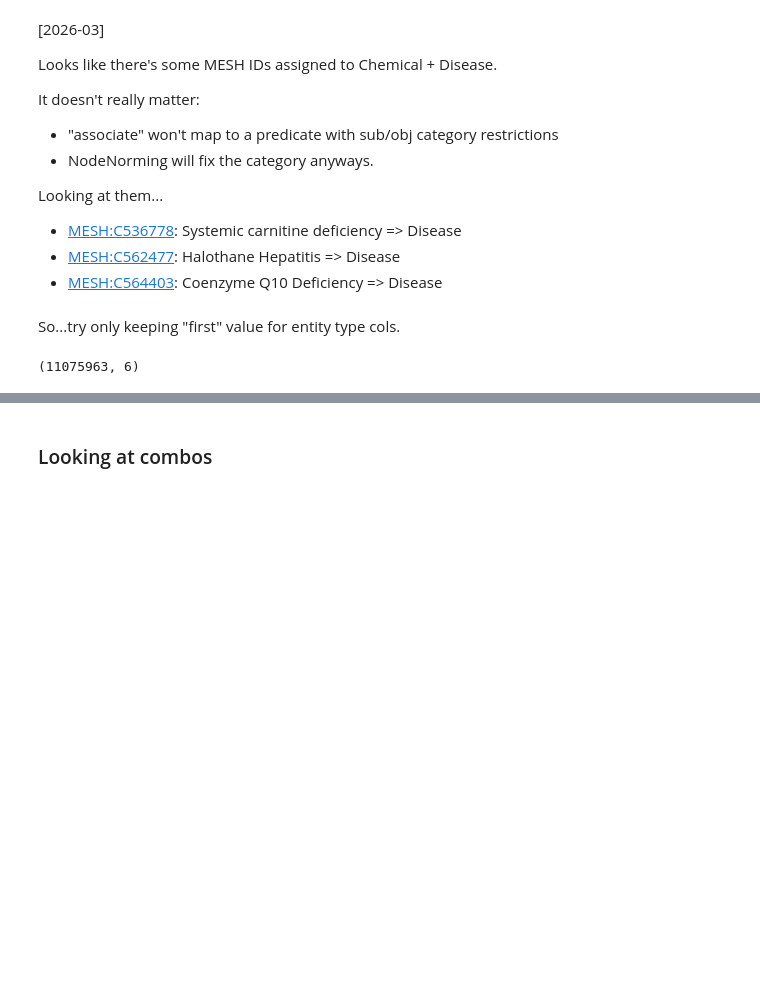
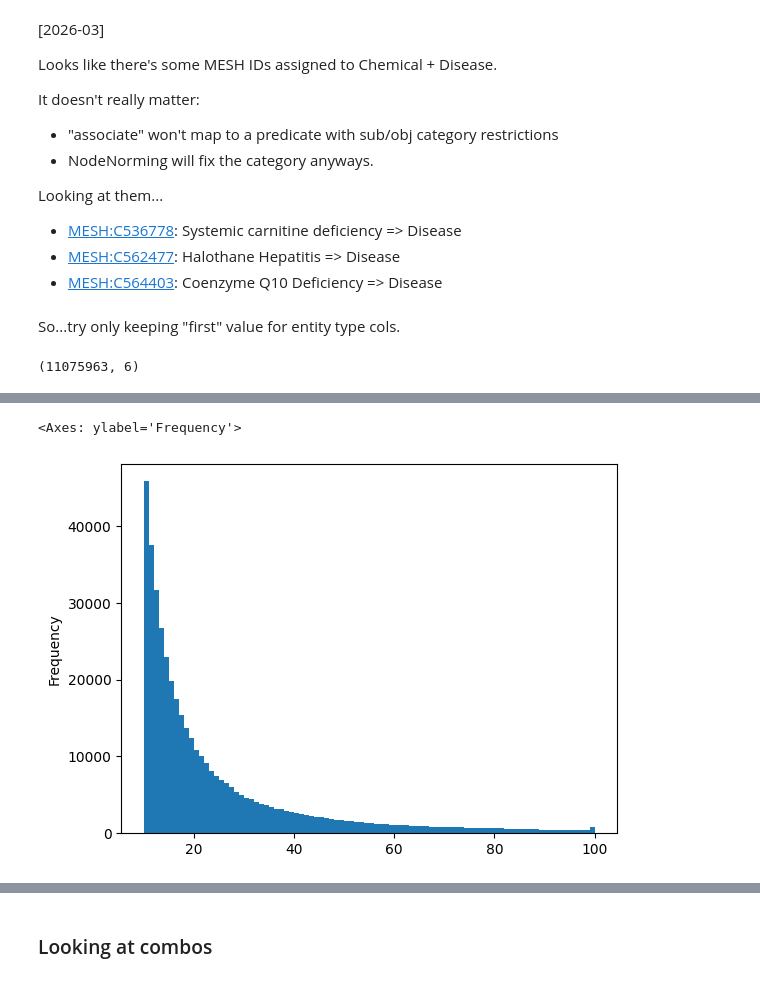
Before and after one commit to NCATSTranslator/translator-ingests, a Jupyter notebook: src/translator_ingest/ingests/pubtator/pubtator_eda.ipynb, the cells around one changed output, grey strips where cells are left out. Drawn from its saved outputs; the diff is of its cells as text; code cells hidden in the pictures; blank space fills up the shorter version.

```diff
--- a/src/translator_ingest/ingests/pubtator/pubtator_eda.ipynb
+++ b/src/translator_ingest/ingests/pubtator/pubtator_eda.ipynb
@@ -948,0 +1024,6 @@ shape: (5, 6)
+# %%
+## count 10-100
+pmid_set_counts.to_pandas().plot.hist(bins=90, range=[10, 100])
+# %% [output]
+<Axes: ylabel='Frequency'>
+[figure, added]
```
Also changed, not shown: parts of 19 cells of this notebook.
